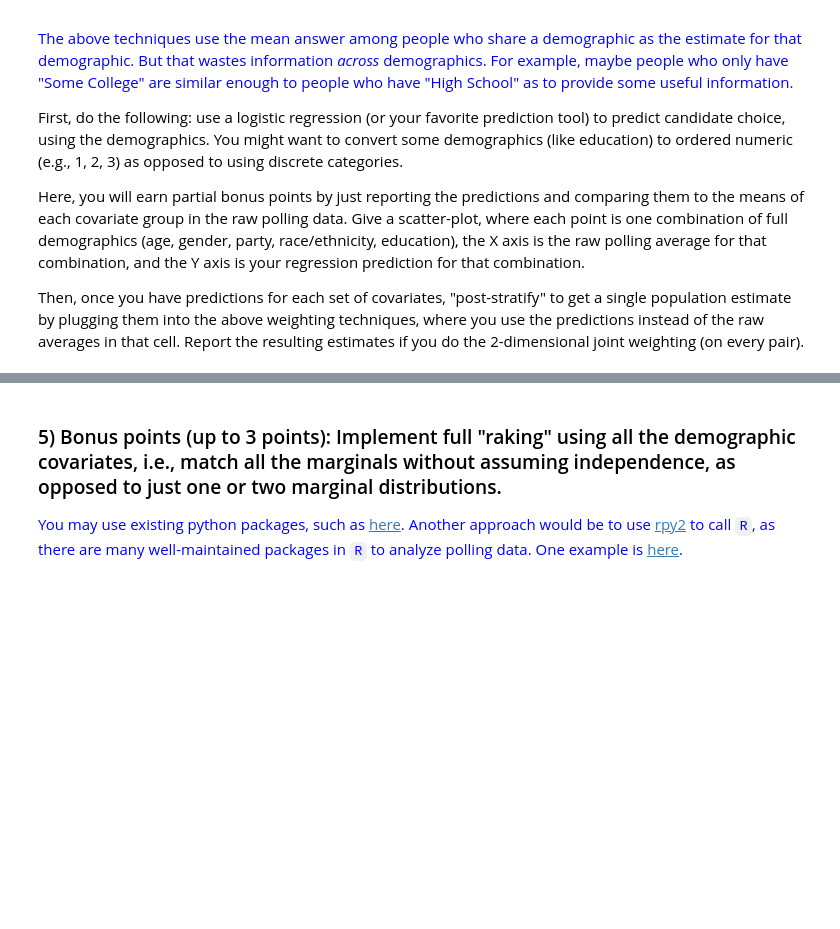
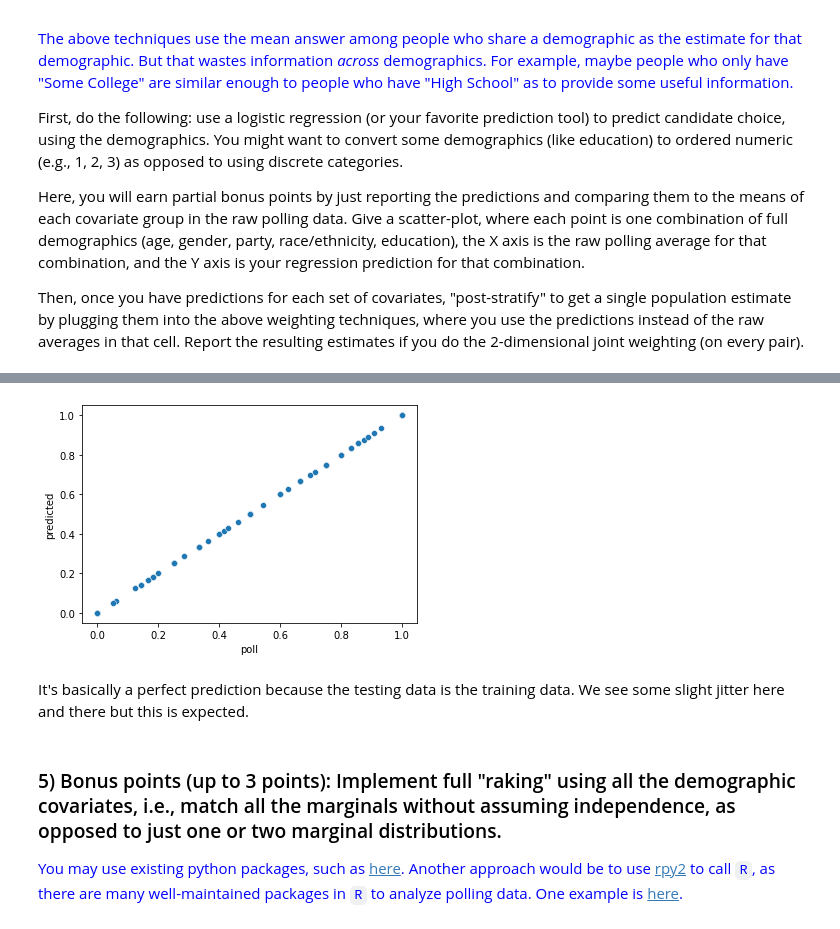
Before and after one commit to martinsun0/People-Data-Systems, a Jupyter notebook: HW1/HW1_assignment.ipynb, the cells around one changed output, grey strips where cells are left out. Drawn from its saved outputs; the diff is of its cells as text; code cells hidden in the pictures; blank space fills up the shorter version.

```diff
--- a/HW1/HW1_assignment.ipynb
+++ b/HW1/HW1_assignment.ipynb
@@ -463,0 +450,14 @@ Then, once you have predictions for each set of covariates, "post-stratify" to g
+# %%
+df_log = pd.get_dummies(dfpoll)
+# encoded = df_log.drop(['candidate_Do not know', 'candidate_Donald Trump', 'candidate_Someone else', 'candidate_Will not vote'], axis = 1)
+X_train = df_log.drop(['candidate_Hillary Clinton'], axis=1)
+Y_train = df_log['candidate_Hillary Clinton']
+
+model = LogisticRegression()
+model.fit(X_train, Y_train)
+
+Y_predict = model.predict(X_train)
+df_predicted = dfpoll.drop(['candidate'], axis = 1)
+df_predicted['Hillary?'] = Y_predict
+predicted_raw = df_predicted.groupby(['age', 'gender', 'party', 'race', 'education'])['Hillary?'].sum().reset_index(name ='predicted')['predicted']/df_predicted.groupby(['age', 'gender', 'party', 'race', 'education'])['Hillary?'].count().reset_index(name ='predicted')['predicted']
+predicted_raw
@@ -463,0 +477,5 @@ Then, once you have predictions for each set of covariates, "post-stratify" to g
+# %%
+encoded = pd.get_dummies(dfpoll, columns=['candidate'])
+encoded = encoded.drop(['candidate_Do not know', 'candidate_Donald Trump', 'candidate_Someone else', 'candidate_Will not vote'], axis = 1)
+poll_raw = encoded.groupby(['age', 'gender', 'party', 'race', 'education'])['candidate_Hillary Clinton'].sum().reset_index(name ='poll')['poll']/encoded.groupby(['age', 'gender', 'party', 'race', 'education'])['candidate_Hillary Clinton'].count().reset_index(name ='poll')['poll']
+poll_raw
@@ -464,3 +495,9 @@ Then, once you have predictions for each set of covariates, "post-stratify" to g
+# %%
+sns.scatterplot(poll_raw, predicted_raw);
+# %% [output]
+[figure, added]
+# %% [markdown]
+It's basically a perfect prediction because the testing data is the training data. We see some slight jitter here and there but this is expected.
 # %% [markdown]
 ### 5) Bonus points (up to 3 points): Implement full "raking" using all the demographic covariates, i.e., match all the marginals without assuming independence, as opposed to just one or two marginal distributions.
 
```
Also changed, not shown: parts of 52 cells of this notebook, 2 other files.
